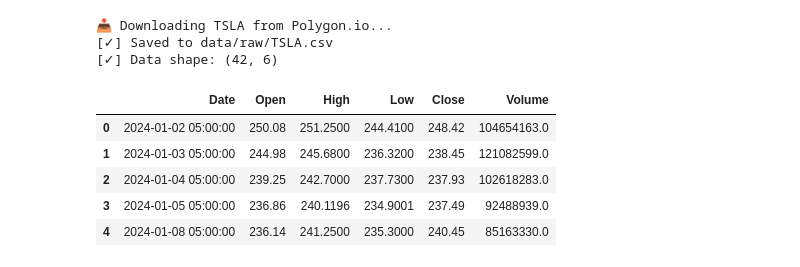
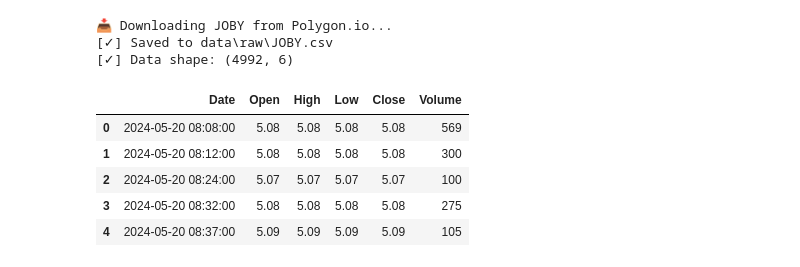
Before and after one commit to 1amt0ny/AlphaVestra, a Jupyter notebook: notebooks/01_data_exploration.ipynb, the cells around one changed output. Cells and saved outputs as stored; diff of their text form; code cells hidden in the pictures.

```diff
--- a/notebooks/01_data_exploration.ipynb
+++ b/notebooks/01_data_exploration.ipynb
@@ -21,31 +20,31 @@ from src.data.download_data import download_stock_data
 # %%
 # Download stock data
 
-ticker = yf.Ticker("TSLA")
 # df = ticker.history(start="2022-01-01", end="2023-01-01")
-df = download_stock_data("TSLA", "2024-01-01", "2024-06-01")
+ticker = "JOBY"
+df = download_stock_data(ticker, "2024-05-20", "2024-06-03")
 
 if df is not None:
     print(f"[✓] Data shape: {df.shape}")
     display(df.head())
 else:
     print("[!] Data download failed.")
 
 # if df is None:
 #     print("[!] Data download failed.")
 # else:
 #     print(f"[✓] Data shape: {df.shape}")
 #     display(df.head())
 # %% [output]
-📥 Downloading TSLA from Polygon.io...
-[✓] Saved to data/raw/TSLA.csv
-[✓] Data shape: (42, 6)
+📥 Downloading JOBY from Polygon.io...
+[✓] Saved to data\raw\JOBY.csv
+[✓] Data shape: (4992, 6)
 |  | Date | Open | High | Low | Close | Volume |
-| 0 | 2024-01-02 05:00:00 | 250.08 | 251.2500 | 244.4100 | 248.42 | 104654163.0 |
-| 1 | 2024-01-03 05:00:00 | 244.98 | 245.6800 | 236.3200 | 238.45 | 121082599.0 |
-| 2 | 2024-01-04 05:00:00 | 239.25 | 242.7000 | 237.7300 | 237.93 | 102618283.0 |
-| 3 | 2024-01-05 05:00:00 | 236.86 | 240.1196 | 234.9001 | 237.49 | 92488939.0 |
-| 4 | 2024-01-08 05:00:00 | 236.14 | 241.2500 | 235.3000 | 240.45 | 85163330.0 |
+| 0 | 2024-05-20 08:08:00 | 5.08 | 5.08 | 5.08 | 5.08 | 569 |
+| 1 | 2024-05-20 08:12:00 | 5.08 | 5.08 | 5.08 | 5.08 | 300 |
+| 2 | 2024-05-20 08:24:00 | 5.07 | 5.07 | 5.07 | 5.07 | 100 |
+| 3 | 2024-05-20 08:32:00 | 5.08 | 5.08 | 5.08 | 5.08 | 275 |
+| 4 | 2024-05-20 08:37:00 | 5.09 | 5.09 | 5.09 | 5.09 | 105 |
 # %%
 # Quick summary of the data
 if df is not None:
```
Also changed, not shown: parts of 4 cells of this notebook, 2 other files.
